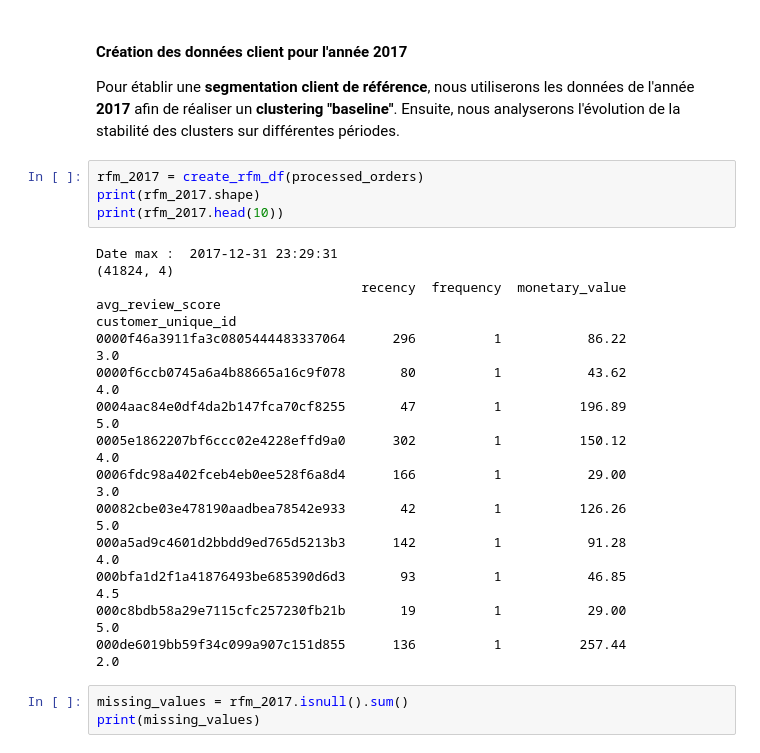
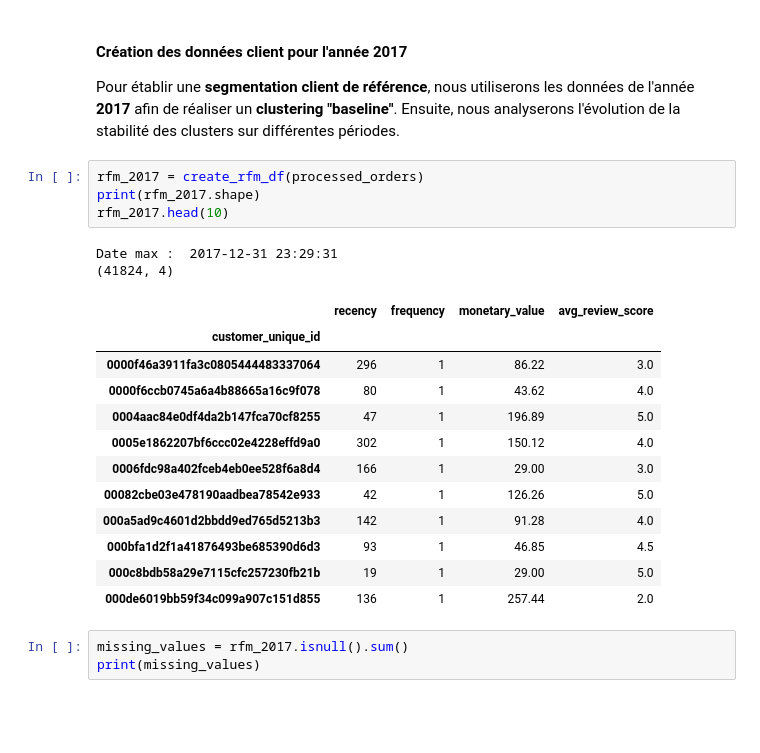
Before and after one commit to DavidScanu/oc-ai-engineer-p05-segmentez-clients-e-commerce, a Jupyter notebook: p05-david_scanu_02_notebook_exploration_20250117.ipynb, the cells around one changed output. Cells and saved outputs as stored; diff of their text form; blank space fills up the shorter version.

```diff
--- a/p05-david_scanu_02_notebook_exploration_20250117.ipynb
+++ b/p05-david_scanu_02_notebook_exploration_20250117.ipynb
@@ -265,22 +271,22 @@ Pour établir une **segmentation client de référence**, nous utiliserons les d
 # %%
 rfm_2017 = create_rfm_df(processed_orders)
 print(rfm_2017.shape)
-print(rfm_2017.head(10))
+rfm_2017.head(10)
 # %% [output]
 Date max :  2017-12-31 23:29:31
 (41824, 4)
-                                  recency  frequency  monetary_value  avg_review_score
-customer_unique_id
-0000f46a3911fa3c0805444483337064      296          1           86.22               3.0
-0000f6ccb0745a6a4b88665a16c9f078       80          1           43.62               4.0
-0004aac84e0df4da2b147fca70cf8255       47          1          196.89               5.0
-0005e1862207bf6ccc02e4228effd9a0      302          1          150.12               4.0
-0006fdc98a402fceb4eb0ee528f6a8d4      166          1           29.00               3.0
-00082cbe03e478190aadbea78542e933       42          1          126.26               5.0
-000a5ad9c4601d2bbdd9ed765d5213b3      142          1           91.28               4.0
-000bfa1d2f1a41876493be685390d6d3       93          1           46.85               4.5
-000c8bdb58a29e7115cfc257230fb21b       19          1           29.00               5.0
-000de6019bb59f34c099a907c151d855      136          1          257.44               2.0
+|  | recency | frequency | monetary_value | avg_review_score |
+| customer_unique_id |  |  |  |  |
+| 0000f46a3911fa3c0805444483337064 | 296 | 1 | 86.22 | 3.0 |
+| 0000f6ccb0745a6a4b88665a16c9f078 | 80 | 1 | 43.62 | 4.0 |
+| 0004aac84e0df4da2b147fca70cf8255 | 47 | 1 | 196.89 | 5.0 |
+| 0005e1862207bf6ccc02e4228effd9a0 | 302 | 1 | 150.12 | 4.0 |
+| 0006fdc98a402fceb4eb0ee528f6a8d4 | 166 | 1 | 29.00 | 3.0 |
+| 00082cbe03e478190aadbea78542e933 | 42 | 1 | 126.26 | 5.0 |
+| 000a5ad9c4601d2bbdd9ed765d5213b3 | 142 | 1 | 91.28 | 4.0 |
+| 000bfa1d2f1a41876493be685390d6d3 | 93 | 1 | 46.85 | 4.5 |
+| 000c8bdb58a29e7115cfc257230fb21b | 19 | 1 | 29.00 | 5.0 |
+| 000de6019bb59f34c099a907c151d855 | 136 | 1 | 257.44 | 2.0 |
 # %%
 missing_values = rfm_2017.isnull().sum()
 print(missing_values)
```
Also changed, not shown: parts of 6 cells of this notebook.
